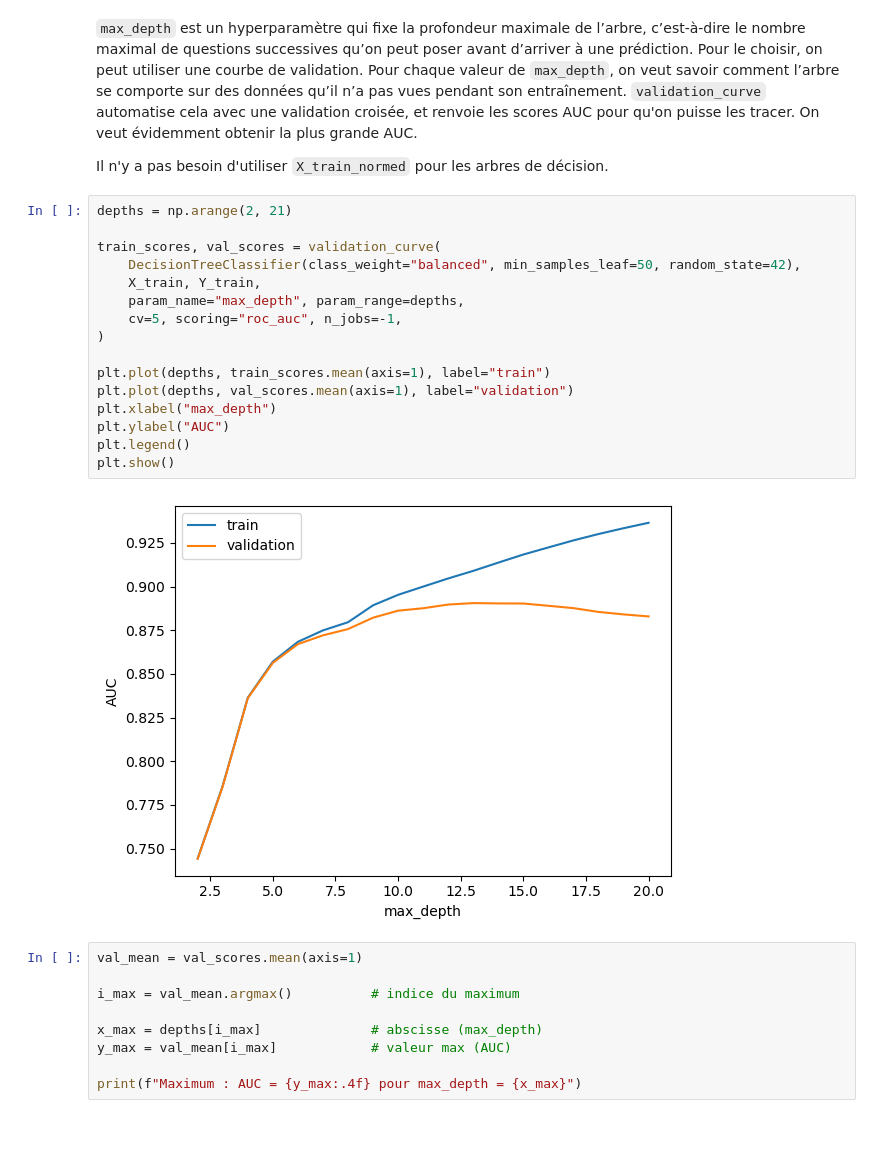
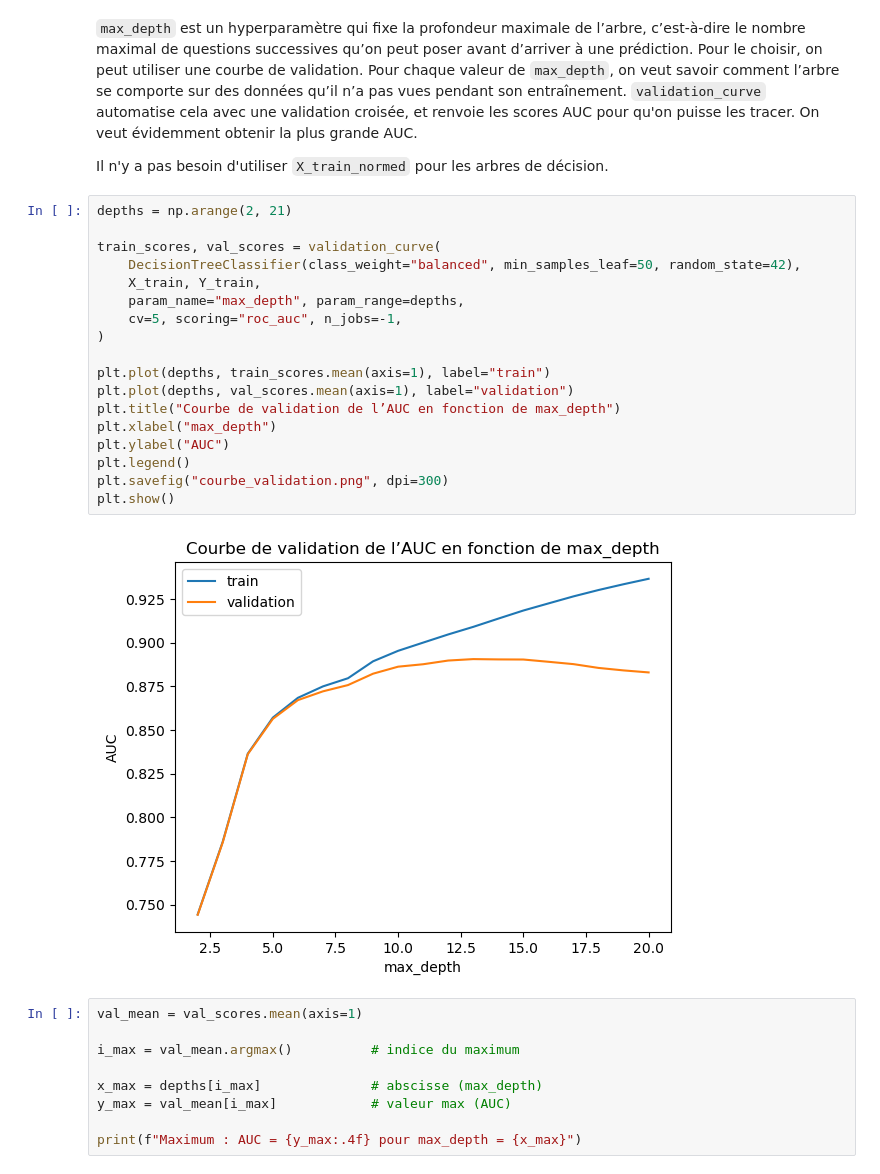
Before and after one commit to justinelesecq/Data-Challenge, a Jupyter notebook: Classification_3_clean.ipynb, the cells around one changed output. Drawn from its saved outputs; the diff is of its cells as text; blank space fills up the shorter version.

```diff
--- a/Classification_3_clean.ipynb
+++ b/Classification_3_clean.ipynb
@@ -54,21 +54,23 @@ Il n'y a pas besoin d'utiliser `X_train_normed` pour les arbres de décision.
 # %%
 depths = np.arange(2, 21)
 
 train_scores, val_scores = validation_curve(
     DecisionTreeClassifier(class_weight="balanced", min_samples_leaf=50, random_state=42),
     X_train, Y_train,
     param_name="max_depth", param_range=depths,
     cv=5, scoring="roc_auc", n_jobs=-1,
 )
 
 plt.plot(depths, train_scores.mean(axis=1), label="train")
 plt.plot(depths, val_scores.mean(axis=1), label="validation")
+plt.title("Courbe de validation de l’AUC en fonction de max_depth")
 plt.xlabel("max_depth")
 plt.ylabel("AUC")
 plt.legend()
+plt.savefig("courbe_validation.png", dpi=300)
 plt.show()
 # %% [output]
-[figure, old version]
+[figure, new version]
 # %%
 val_mean = val_scores.mean(axis=1)
 
```
Also changed, not shown: 7 other files.
